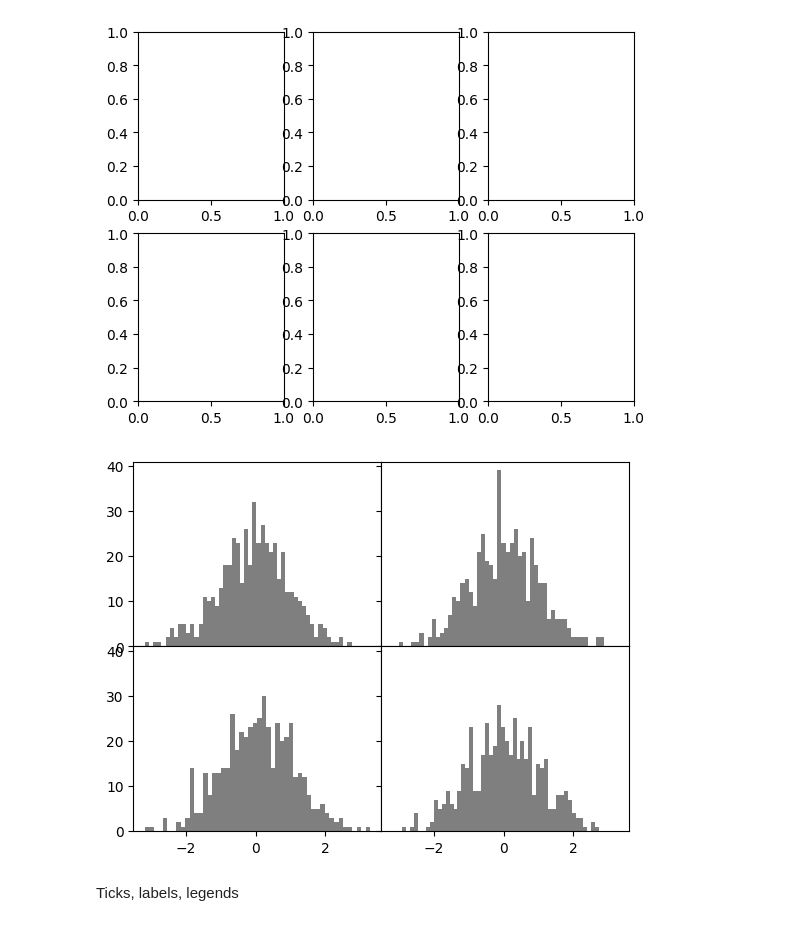
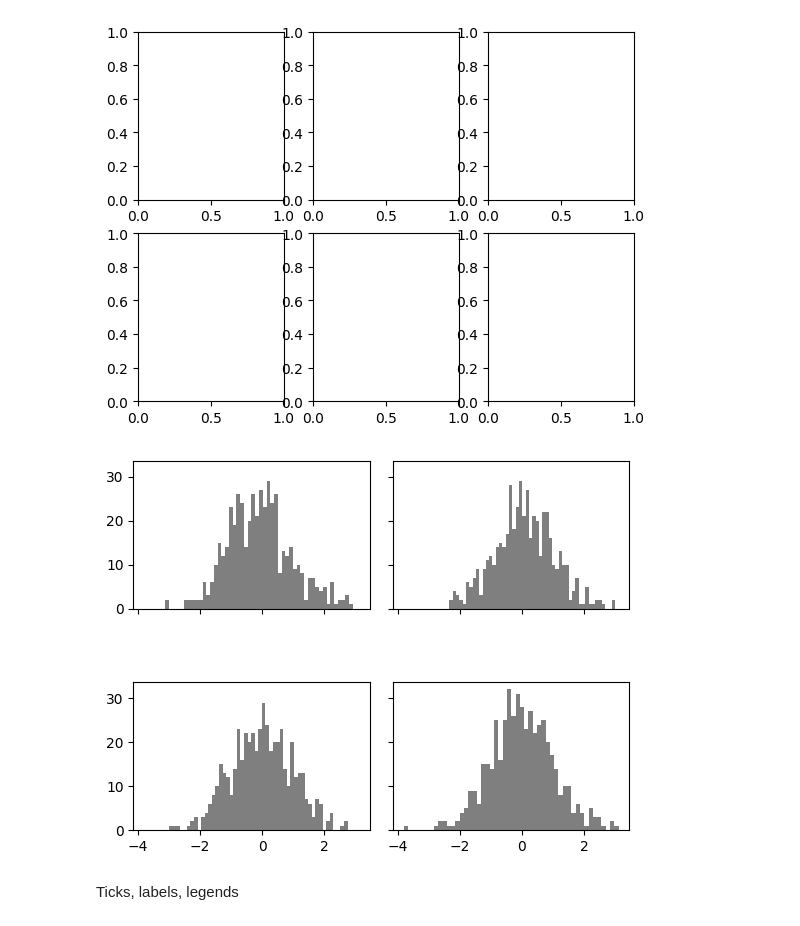
Before and after one commit to Romain-DE/ensae-python-init, a Jupyter notebook: 4_manipulation_graphique/1_matplotlib.ipynb, the cells around one changed output. Drawn from its saved outputs; the diff is of its cells as text; code cells hidden in the pictures.

```diff
--- a/4_manipulation_graphique/1_matplotlib.ipynb
+++ b/4_manipulation_graphique/1_matplotlib.ipynb
@@ -69,11 +118,11 @@ array([[<Axes: >, <Axes: >, <Axes: >],
 # %%
 fig, axes = plt.subplots(2, 2, sharex=True, sharey=True)
 for i in range(2):
     for j in range(2):
         axes[i, j].hist(randn(500), bins=50, color='k', alpha=0.5)
-plt.subplots_adjust(wspace=0, hspace=0)
+plt.subplots_adjust(wspace=0.1, hspace=0.5)
 # %% [output]
-[figure, old version]
+[figure, new version]
 # %% [markdown]
 Ticks, labels, legends
 # %%
```
Also changed, not shown: parts of 20 cells of this notebook, 13 other files.
